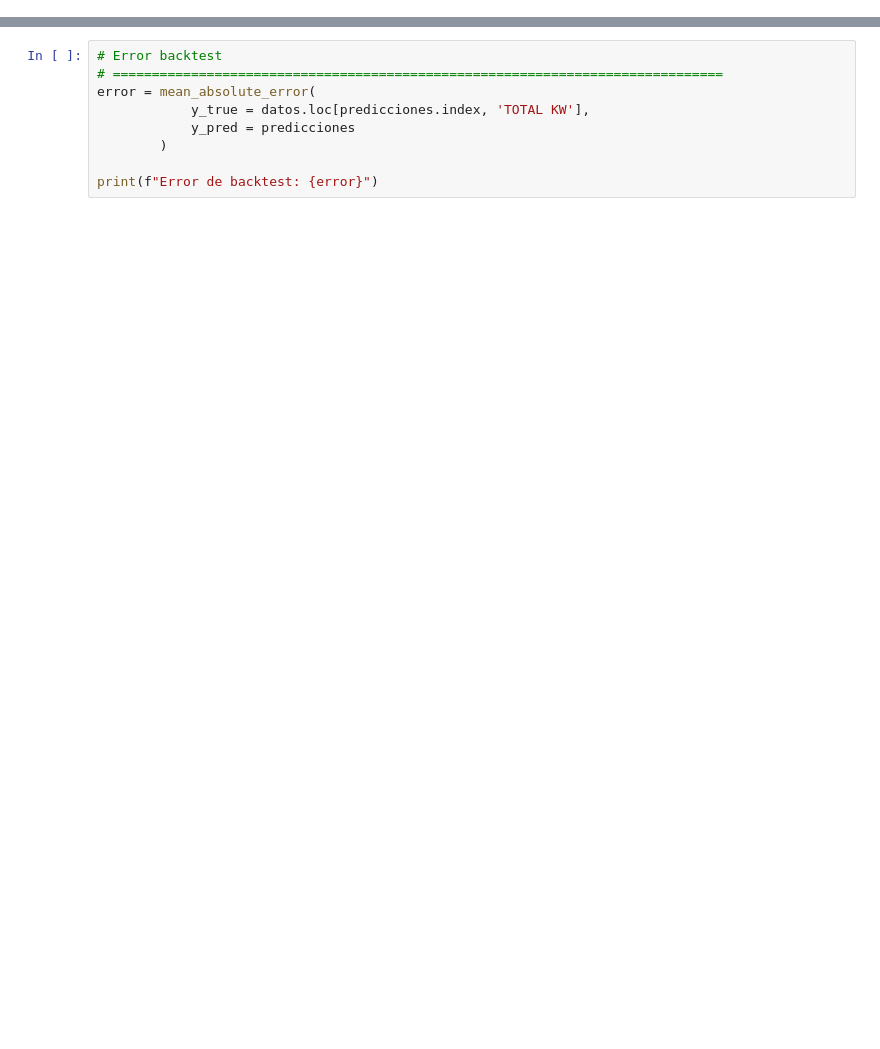
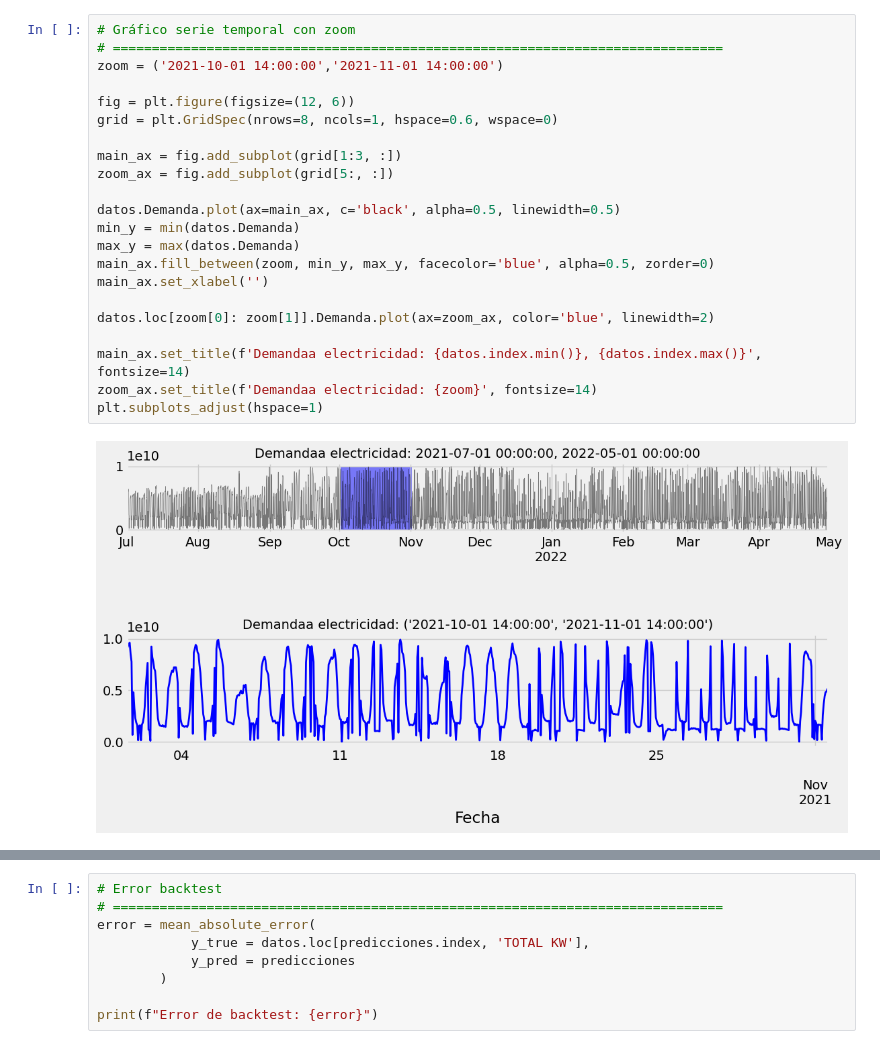
Before and after one commit to ISPCGrupo3/Redes-Neuronales, a Jupyter notebook: Predictor.ipynb, the cells around one changed output, grey strips where cells are left out. Saved outputs shown, nothing was run; the diff lists cells and outputs as text; blank space fills up the shorter version.

```diff
--- a/Predictor.ipynb
+++ b/Predictor.ipynb
@@ -472,0 +122,24 @@ ax.legend();
+# %%
+# Gráfico serie temporal con zoom
+# ==============================================================================
+zoom = ('2021-10-01 14:00:00','2021-11-01 14:00:00')
+
+fig = plt.figure(figsize=(12, 6))
+grid = plt.GridSpec(nrows=8, ncols=1, hspace=0.6, wspace=0)
+
+main_ax = fig.add_subplot(grid[1:3, :])
+zoom_ax = fig.add_subplot(grid[5:, :])
+
+datos.Demanda.plot(ax=main_ax, c='black', alpha=0.5, linewidth=0.5)
+min_y = min(datos.Demanda)
+max_y = max(datos.Demanda)
+main_ax.fill_between(zoom, min_y, max_y, facecolor='blue', alpha=0.5, zorder=0)
+main_ax.set_xlabel('')
+
+datos.loc[zoom[0]: zoom[1]].Demanda.plot(ax=zoom_ax, color='blue', linewidth=2)
+
+main_ax.set_title(f'Demandaa electricidad: {datos.index.min()}, {datos.index.max()}', fontsize=14)
+zoom_ax.set_title(f'Demandaa electricidad: {zoom}', fontsize=14)
+plt.subplots_adjust(hspace=1)
+# %% [output]
+[figure, added]
```
Also changed, not shown: parts of 63 cells of this notebook, 1 other file.
